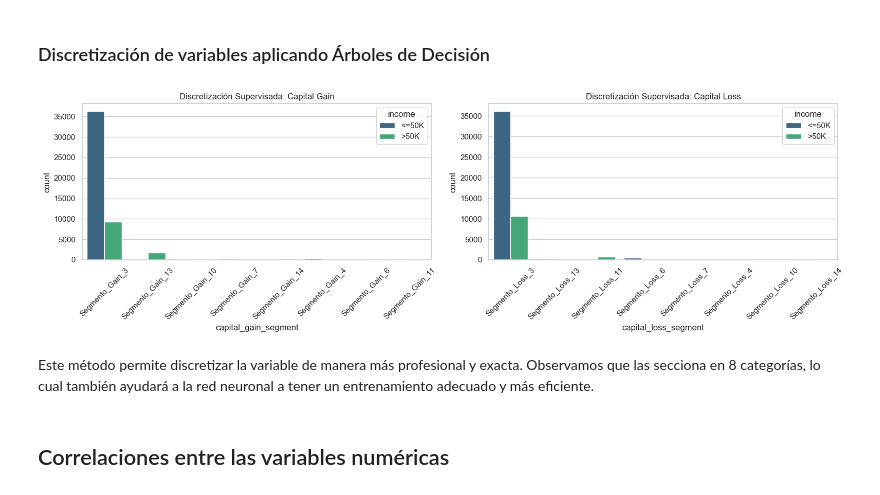
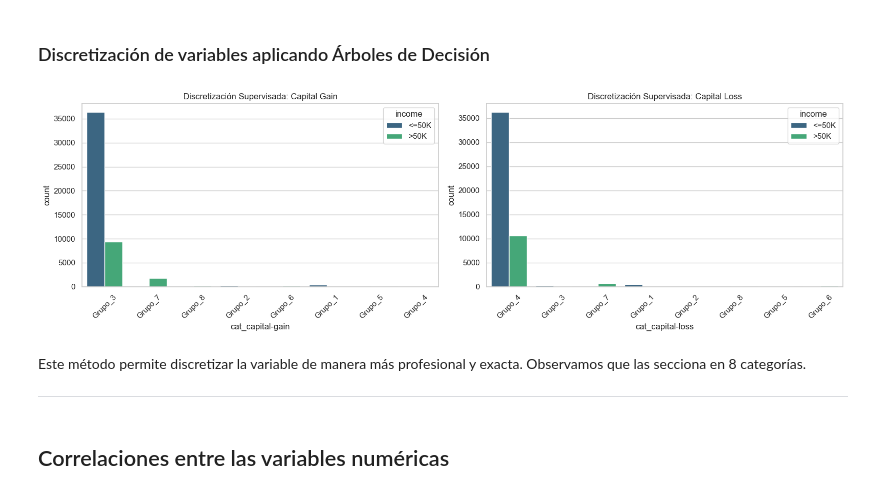
Before and after one commit to Marcelloprime/rnn_adult_income_prediction, a Jupyter notebook: 01_eda.ipynb, the cells around one changed output. Drawn from its saved outputs; the diff is of its cells as text; code cells hidden in the pictures.

```diff
--- a/01_eda.ipynb
+++ b/01_eda.ipynb
@@ -477,8 +498,12 @@ for var in nom_cols.drop(columns=['native-country']):
 # %% [markdown]
 # Marital vs Relationship
 # %%
+save_dir = Path("plots/correlaciones_variables")
+save_dir.mkdir(parents=True, exist_ok=True)
+
 mar_vs_rel = pd.crosstab(df['marital-status'],df['relationship'], normalize='index')
 sns.heatmap(mar_vs_rel, annot=True)
+plt.savefig(save_dir / f"marital_status_vs_relationship.png", dpi=400, bbox_inches='tight')
 plt.show()
 # %% [output]
 [figure]
@@ -590,40 +706,39 @@ plt.show()
+# %%
+discretizador = DiscretizadorSupervisado(max_depth=3, random_state=42)
+
+target_mapping = {'<=50K': 0, '>50K': 1}
+df['income_num'] = df['income'].str.strip().map(target_mapping)
+
+df[['cat_capital-gain', 'cat_capital-loss']] = discretizador.fit_transform(
+    df[['capital-gain', 'capital-loss']],
+    df['income_num'] # Pasamos la versión numérica
+)
+
+for col in ['cat_capital-gain', 'cat_capital-loss']:
+    # Dense rank asigna 1 al valor más bajo, 2 al siguiente, etc.
+    df[col] = df[col].rank(method='dense').astype(int)
+    # Le añadimos un prefijo para que sea categórico
+    df[col] = 'Grupo_' + df[col].astype(str)
 # %%
-from sklearn.tree import DecisionTreeClassifier
-import matplotlib.pyplot as plt
-import seaborn as sns
-
-target_mapping = {'<=50K': 0, '>50K': 1}
-y_tree = df['income'].str.strip().map(target_mapping)
-
-tree_gain = DecisionTreeClassifier(max_depth=3, random_state=2026)
-tree_loss = DecisionTreeClassifier(max_depth=3, random_state=2026)
-
-X_gain = df[['capital-gain']]
-tree_gain.fit(X_gain, y_tree)
-df['capital_gain_segment'] = tree_gain.apply(X_gain)
-df['capital_gain_segment'] = 'Segmento_Gain_' + df['capital_gain_segment'].astype(str)
-
-X_loss = df[['capital-loss']]
-tree_loss.fit(X_loss, y_tree)
-df['capital_loss_segment'] = tree_loss.apply(X_loss)
-df['capital_loss_segment'] = 'Segmento_Loss_' + df['capital_loss_segment'].astype(str)
-
 fig, ax = plt.subplots(1, 2, figsize=(16, 5))
 
-sns.countplot(data=df, x='capital_gain_segment', hue='income', ax=ax[0], palette='viridis')
+sns.countplot(data=df, x='cat_capital-gain', hue='income', ax=ax[0], palette='viridis')
 ax[0].set_title('Discretización Supervisada: Capital Gain')
 ax[0].tick_params(axis='x', rotation=45)
 
-sns.countplot(data=df, x='capital_loss_segment', hue='income', ax=ax[1], palette='viridis')
+sns.countplot(data=df, x='cat_capital-loss', hue='income', ax=ax[1], palette='viridis')
 ax[1].set_title('Discretización Supervisada: Capital Loss')
 ax[1].tick_params(axis='x', rotation=45)
 
+plt.savefig(save_dir / 'discretizacion_supervisada.png', dpi=400)
 plt.tight_layout()
 plt.show()
 # %% [output]
-[figure, old version]
+[figure, new version]
 # %% [markdown]
-Este método permite discretizar la variable de manera más profesional y exacta. Observamos que las secciona en 8 categorías, lo cual también ayudará a la red neuronal a tener un entrenamiento adecuado y más eficiente.
+Este método permite discretizar la variable de manera más profesional y exacta. Observamos que las secciona en 8 categorías.
+
+---
 # %% [markdown]
 ## Correlaciones entre las variables numéricas
 # %%
```
Also changed, not shown: parts of 25 cells of this notebook, 48 other files.
